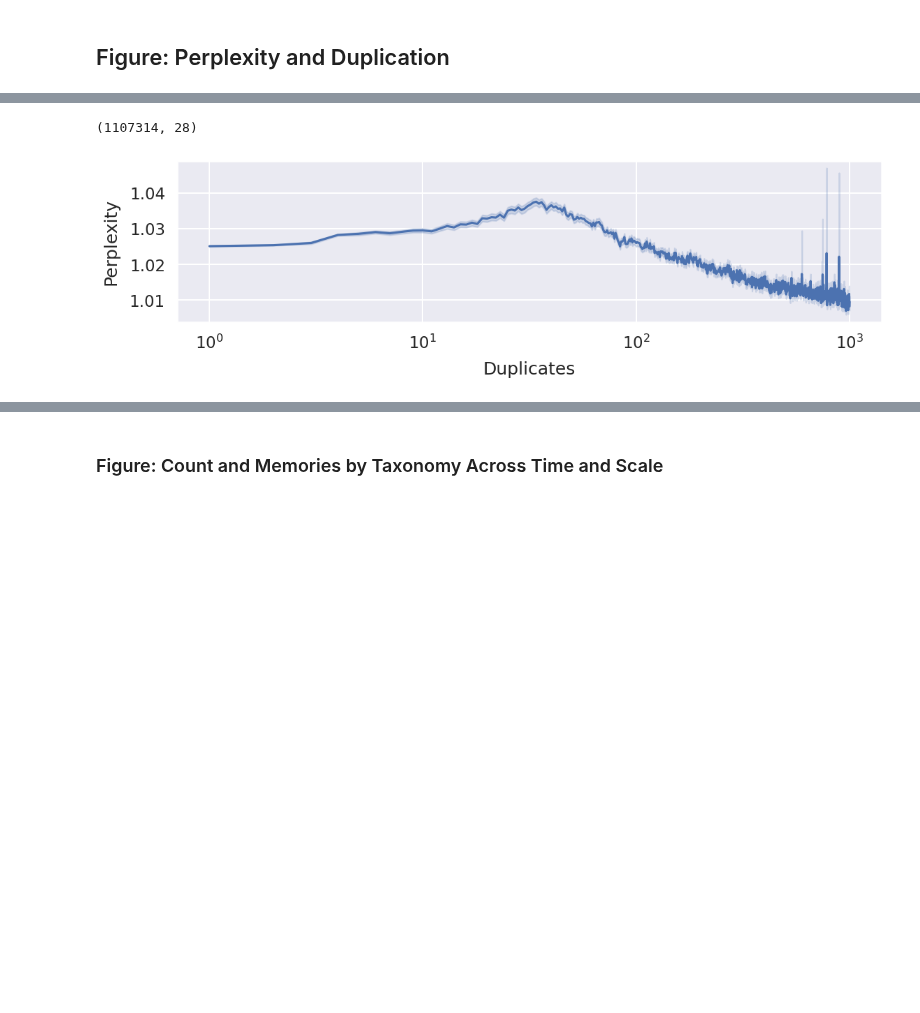
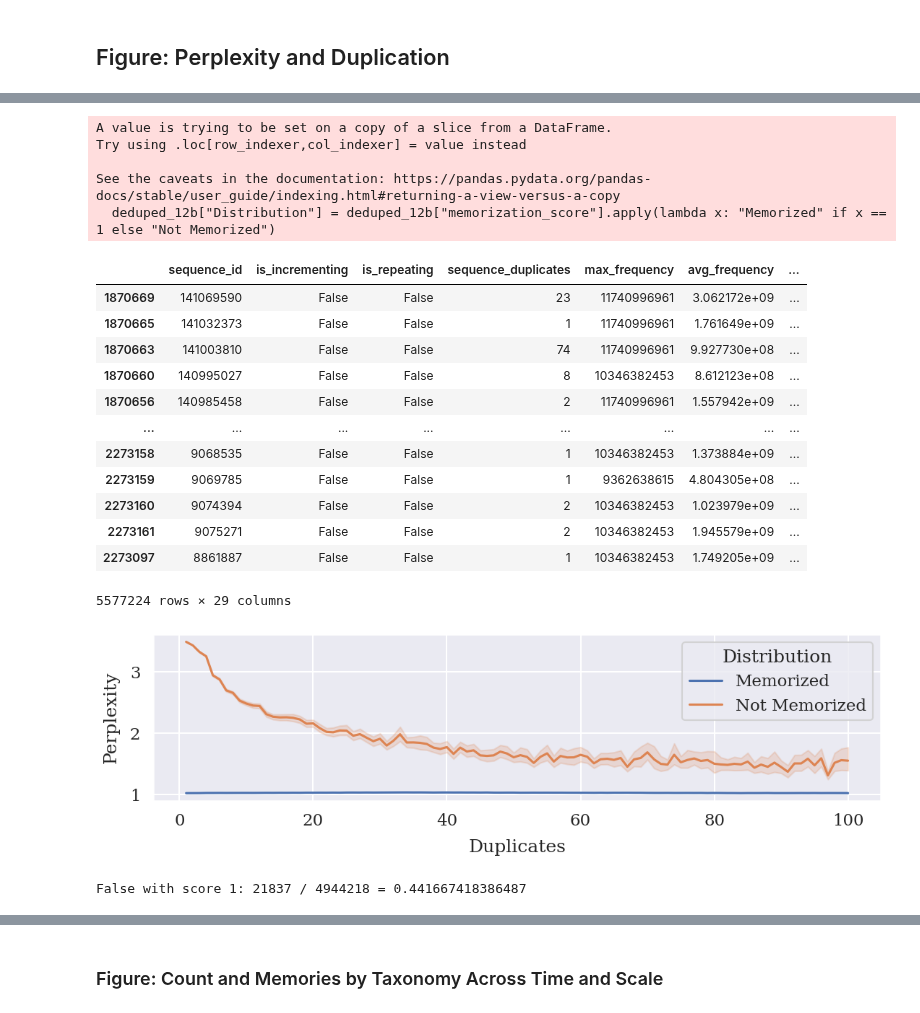
Before and after one commit to EleutherAI/semantic-memorization, a Jupyter notebook: working_dirs/kyle/results_analysis/results_analysis.ipynb, the cells around one changed output, grey strips where cells are left out. Saved outputs shown, nothing was run; the diff lists cells and outputs as text; code cells hidden in the pictures; blank space fills up the shorter version.

```diff
--- a/working_dirs/kyle/results_analysis/results_analysis.ipynb
+++ b/working_dirs/kyle/results_analysis/results_analysis.ipynb
@@ -24,8 +24,10 @@ RECITATION_THRESHOLD = 10
 memories_path = "usvsnsp/generation-semantic-filters"
 intermediate_path = "usvsnsp/generation-semantic-intermediate-filters"
 memories_dataset = DatasetDict()
+pile_dataset = DatasetDict()
 splits = [split for split in get_dataset_split_names(memories_path) if "deduped" in split] + get_dataset_split_names(intermediate_path)
 # drop splits with "pile" in the name
-splits = [split for split in splits if "pile" not in split and "deduped" in split]
+# splits = [split for split in splits if "pile" not in split and "deduped" in split]
+splits = [split for split in splits if "deduped" in split]
 print(splits)
 # %% [output]
@@ -74,26 +97,34 @@ split_to_param_count = {
     "12b": 12000000000,
 }
 # %%
-columns_to_drop = ["frequencies", "tokens"]
-combined_dataframe = None
-for split in tqdm(memories_dataset, desc="Loading Memories"):
-    current_frame = memories_dataset[split].to_pandas()
+def get_frame_from_split(dataset, split_name, is_memorized):
+    current_frame = dataset[split].to_pandas()
     current_frame.drop(columns=columns_to_drop, inplace=True)
     checkpoint = int(split.split(".")[-1]) if split.split(".")[-1][1].isnumeric() and len(split.split(".")) != 2 else "Final"
     current_frame["Checkpoint"] = checkpoint
     model = split.split("deduped")[-1][1:] if checkpoint == "Final" else split.split(".")[-2]
-    print(f"Model: {model} from {split}")
     current_frame["Model"] = model
     current_frame["Param Count"] = split_to_param_count[current_frame["Model"].iloc[0]]
     current_frame["Deduped"] = "deduped" in split
-    current_frame["Memorized"] = True
+    current_frame["Memorized"] = is_memorized
+    return current_frame
+
+
+columns_to_drop = ["frequencies", "tokens", "text"]
+combined_dataframe = None
+for split in tqdm(memories_dataset, desc="Loading Memories"):
+    current_frame = get_frame_from_split(memories_dataset, split, True)
     if combined_dataframe is None:
         combined_dataframe = current_frame
     else:
         combined_dataframe = pd.concat([combined_dataframe, current_frame])
 
+for split in tqdm(pile_dataset, desc="Loading Pile"):
+    current_frame = get_frame_from_split(pile_dataset, split, False)
+    combined_dataframe = pd.concat([combined_dataframe, current_frame])
+
 combined_dataframe = combined_dataframe.sort_values("Param Count")
-display(combined_dataframe.shape)
-display(combined_dataframe.columns)
-combined_dataframe.head()
+# display(combined_dataframe.shape)
+# display(combined_dataframe.columns)
+combined_dataframe
 # %% [output]
@@ -118,22 +189,50 @@ Model: 12b from deduped.12b.123000
 # %%
 # line plot where sequence_duplicates is the x axis and the y axis is the generation_perplexity
 deduped_12b = combined_dataframe[(combined_dataframe["Model"] == "12b") & (combined_dataframe["Checkpoint"] == "Final") & (combined_dataframe["Deduped"] == True)]
-deduped_12b = deduped_12b[deduped_12b["sequence_duplicates"] <= 1000]
-display(deduped_12b.shape)
+deduped_12b["Distribution"] = deduped_12b["memorization_score"].apply(lambda x: "Memorized" if x == 1 else "Not Memorized")
+# deduped_12b = deduped_12b[deduped_12b["category"] != "Reconstruction"]
+deduped_12b = deduped_12b[deduped_12b["sequence_duplicates"] <= 100]
 
-sns.lineplot(data=deduped_12b, x="sequence_duplicates", y="generation_perplexity")
+display(deduped_12b)
+
+# Plot lineplot
+sns.lineplot(data=deduped_12b, x="sequence_duplicates", y="generation_perplexity", hue="Distribution")
 
 # y label is "Perplexity" and x label is "Duplicates"
 plt.xlabel("Duplicates", labelpad=label_title_padding)
 plt.ylabel("Perplexity", labelpad=label_title_padding)
 
 # set figure dimensions
 plt.gcf().set_size_inches(13, 3)
 
 # log x axis
-plt.xscale("log")
+# plt.xscale("log")
 # %% [output]
-(1107314, 28)
+A value is trying to be set on a copy of a slice from a DataFrame.
+Try using .loc[row_indexer,col_indexer] = value instead
+
+See the caveats in the documentation: https://pandas.pydata.org/pandas-docs/stable/user_guide/indexing.html#returning-a-view-versus-a-copy
+  deduped_12b["Distribution"] = deduped_12b["memorization_score"].apply(lambda x: "Memorized" if x == 1 else "Not Memorized")
+|  | sequence_id | is_incrementing | is_repeating | sequence_duplicates | max_frequency | avg_frequency | ... |
+| 1870669 | 141069590 | False | False | 23 | 11740996961 | 3.062172e+09 | ... |
+| 1870665 | 141032373 | False | False | 1 | 11740996961 | 1.761649e+09 | ... |
+| 1870663 | 141003810 | False | False | 74 | 11740996961 | 9.927730e+08 | ... |
+| 1870660 | 140995027 | False | False | 8 | 10346382453 | 8.612123e+08 | ... |
+| 1870656 | 140985458 | False | False | 2 | 11740996961 | 1.557942e+09 | ... |
+| ... | ... | ... | ... | ... | ... | ... | ... |
+| 2273158 | 9068535 | False | False | 1 | 10346382453 | 1.373884e+09 | ... |
+| 2273159 | 9069785 | False | False | 1 | 9362638615 | 4.804305e+08 | ... |
+| 2273160 | 9074394 | False | False | 2 | 10346382453 | 1.023979e+09 | ... |
+| 2273161 | 9075271 | False | False | 2 | 10346382453 | 1.945579e+09 | ... |
+| 2273097 | 8861887 | False | False | 1 | 10346382453 | 1.749205e+09 | ... |
+5577224 rows × 29 columns
-[figure, old version]
+[figure, new version]
+# %%
+# deduped_12b where memorization_scorem == 1 and Memorized = True
+memorized_False = len(deduped_12b[(deduped_12b["Memorized"] == False)])
+false_with_score_1 = len(deduped_12b[(deduped_12b["Memorized"] == False) & (deduped_12b["memorization_score"] == 1)])
+print(f"False with score 1: {false_with_score_1} / {memorized_False} = {100 * false_with_score_1 / memorized_False}")
+# %% [output]
+False with score 1: 21837 / 4944218 = 0.441667418386487
 # %%
 # get mean and std dev for each bucket
```
Also changed, not shown: parts of 15 cells of this notebook, 1 other file.
